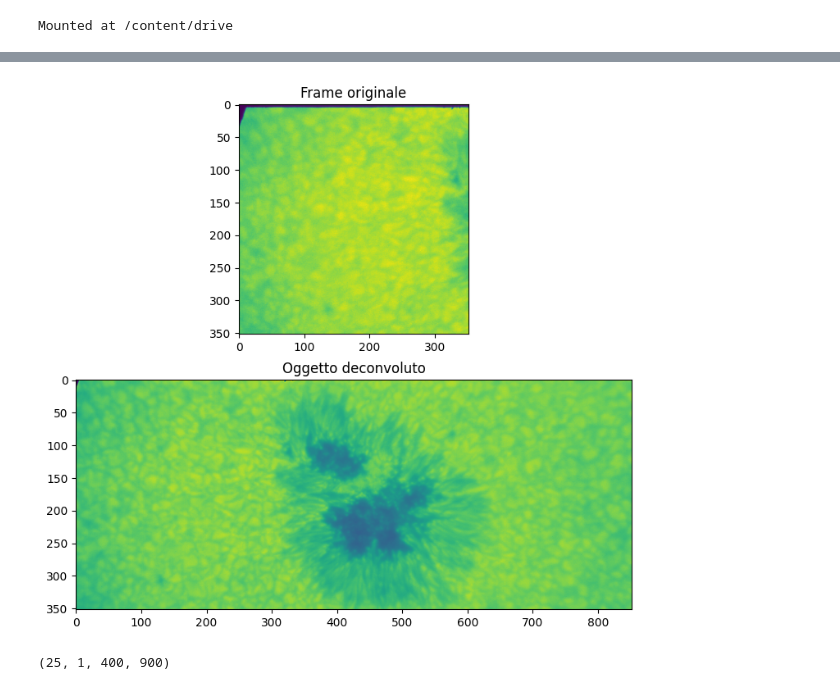
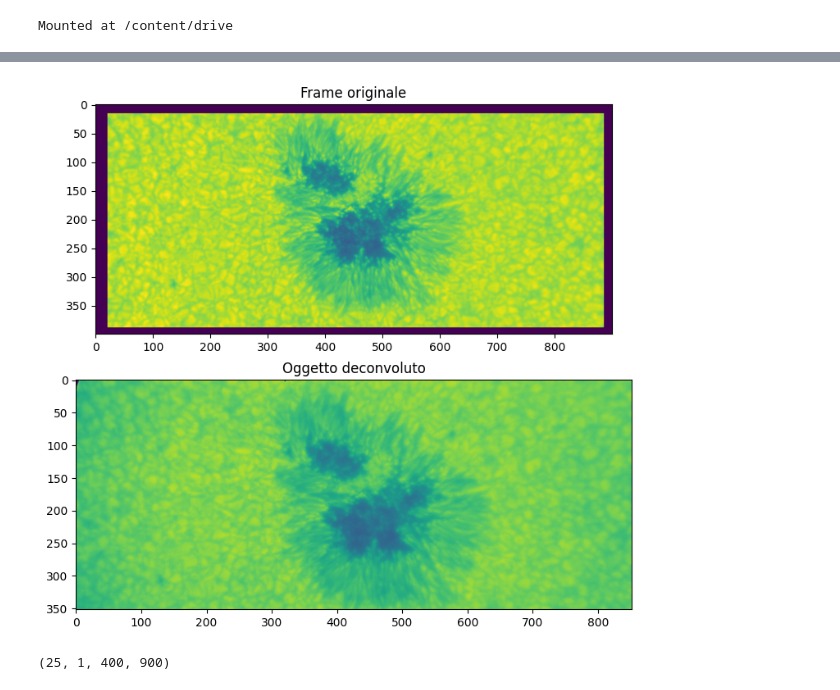
Before and after one commit to FabianaFerrente/ibis_pipeline, a Jupyter notebook: deconv_ibis.ipynb, the cells around one changed output, grey strips where cells are left out. Drawn from its saved outputs; the diff is of its cells as text; code cells hidden in the pictures.

```diff
--- a/deconv_ibis.ipynb
+++ b/deconv_ibis.ipynb
@@ -233,15 +233,20 @@ import matplotlib.pyplot as pl
 # Assicurati che Patchify4D sia già importata
 p = Patchify4D()
 
-# --- Carica il file FITS ---
-fits_file_path = '/content/drive/MyDrive/dest_IBIS/8542_20150518_163819_BB_SO_s000.fits'
-with fits.open(fits_file_path) as hdul:
-    bb_cube = hdul[0].data.astype(float)  # shape (n_frames, ny, nx)
+# --- LOAD ---
+fits_file_path1 = '/content/drive/MyDrive/dest_IBIS/ref_WL.fits'
+fits_file_path2 = '/content/drive/MyDrive/dest_IBIS/8542_20150518_163819_BB_SO_s000.fits'
 
-# --- Cut ROI ---
+with fits.open(fits_file_path1) as hdul:
+    wl = hdul[0].data.astype(float)
+with fits.open(fits_file_path2) as hdul:
+    bb_cube = hdul[0].data.astype(float)
+
+# --- CUT ROI ---
 ymin, ymax = 300, 700
 xmin, xmax = 50, 950
-bb_cut = bb_cube[:, ymin:ymax, xmin:xmax]  # shape (n_frames, ny, nx)
+wl_cut = wl[ymin:ymax, xmin:xmax]
+bb_cut = bb_cube[:, ymin:ymax, xmin:xmax]
 
 # --- Aggiungi dimensione n_scans=1 per Patchify4D ---
 frames = torch.tensor(bb_cut[None, :, :, :], dtype=torch.float32)  # shape (n_scans=1, n_frames, ny, nx)
@@ -279,7 +284,7 @@ npix = obj[0, :, :].shape[0]
 
 # --- Plot ---
 fig, ax = pl.subplots(nrows=2, ncols=1, figsize=(10, 8))
-ax[0].imshow(frames[0, 0, 0:npix, 0:npix])
+ax[0].imshow(wl_cut)
 ax[0].set_title('Frame originale')
 ax[1].imshow(obj[0, :, :])
 ax[1].set_title('Oggetto deconvoluto')
@@ -306,5 +311,5 @@ INFO:deconvolution :Elapsed time 4.28 s - Total time: 34.23 s
 INFO:deconvolution :Writing object to output.fits...
-[figure, old version]
+[figure, new version]
 # %%
 frames.shape
 # %% [output]
```
Also changed, not shown: parts of 1 cell of this notebook.
